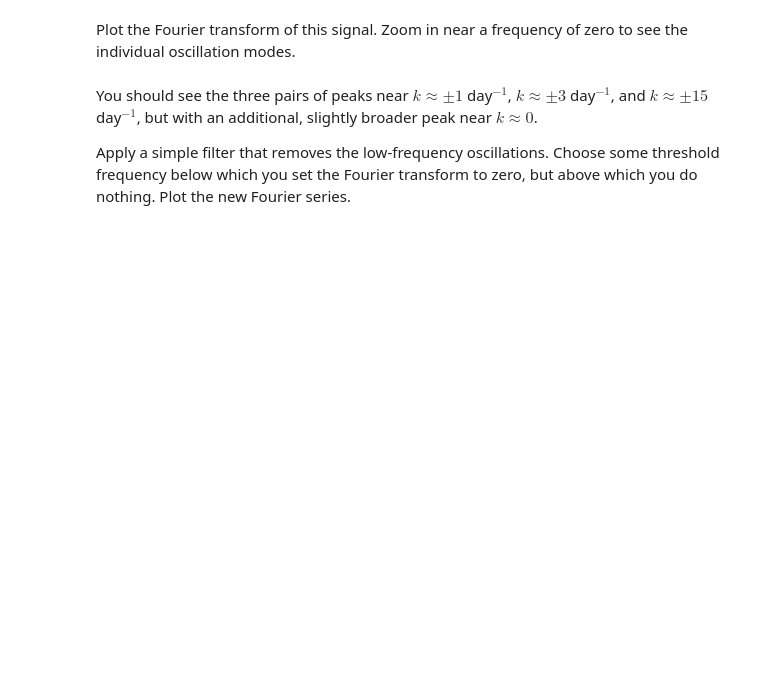
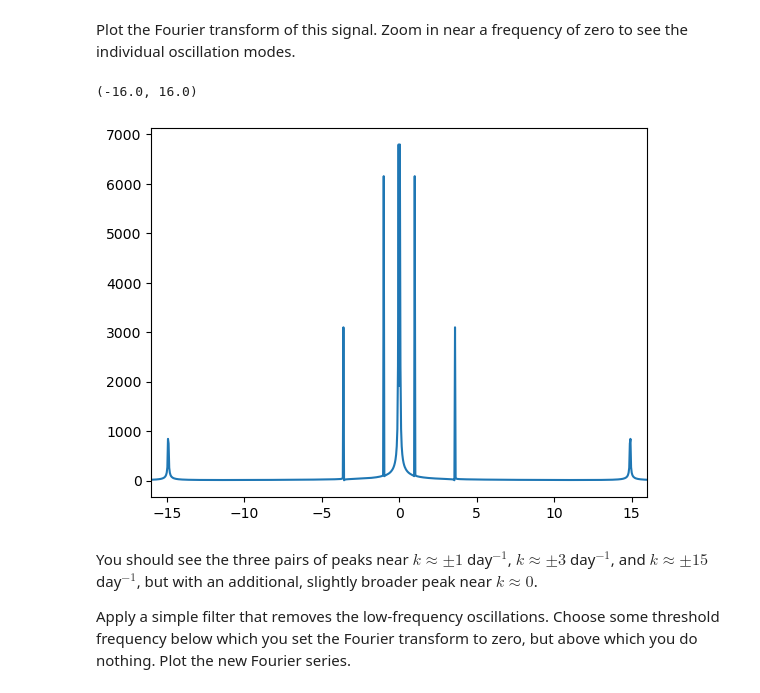
Before and after one commit to sammmelg/Session-27, a Jupyter notebook: Day1/FourierMethodsProblem1.ipynb, the cells around one changed output. Cells and saved outputs as stored; diff of their text form; code cells hidden in the pictures; blank space fills up the shorter version.

```diff
--- a/Day1/FourierMethodsProblem1.ipynb
+++ b/Day1/FourierMethodsProblem1.ipynb
@@ -245,7 +247,13 @@ plt.show()
 # %% [markdown]
 Plot the Fourier transform of this signal. Zoom in near a frequency of zero to see the individual oscillation modes.
 # %%
-# complete
+x_fft = fftshift(fft(ifftshift(signal)))
+freqs = fftshift(fftfreq(len(times), d=times[1]-times[0]))
+plt.plot(freqs, np.abs(x_fft))
+plt.xlim(-16, 16)
+# %% [output]
+(-16.0, 16.0)
+[figure, added]
 # %% [markdown]
 You should see the three pairs of peaks near $k \approx \pm 1$ day$^{-1}$, $k \approx \pm 3$ day$^{-1}$, and $k \approx \pm 15$ day$^{-1}$, but with an additional, slightly broader peak near $k \approx 0$.
 
```
Also changed, not shown: parts of 8 cells of this notebook, 2 other files.
